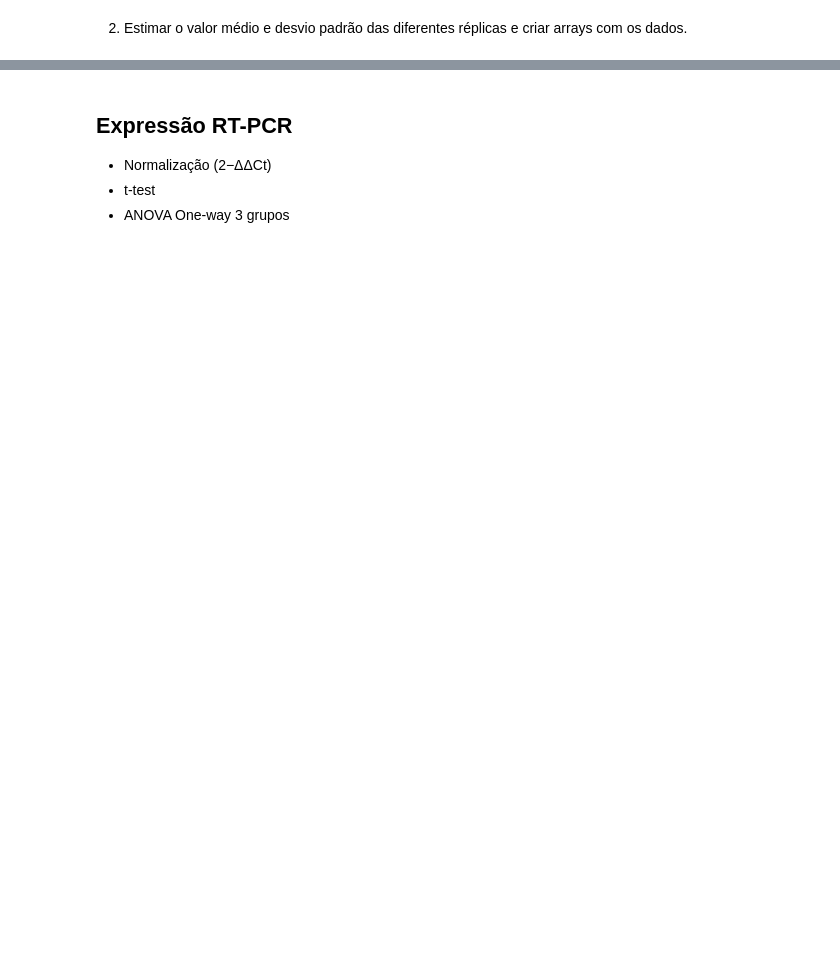
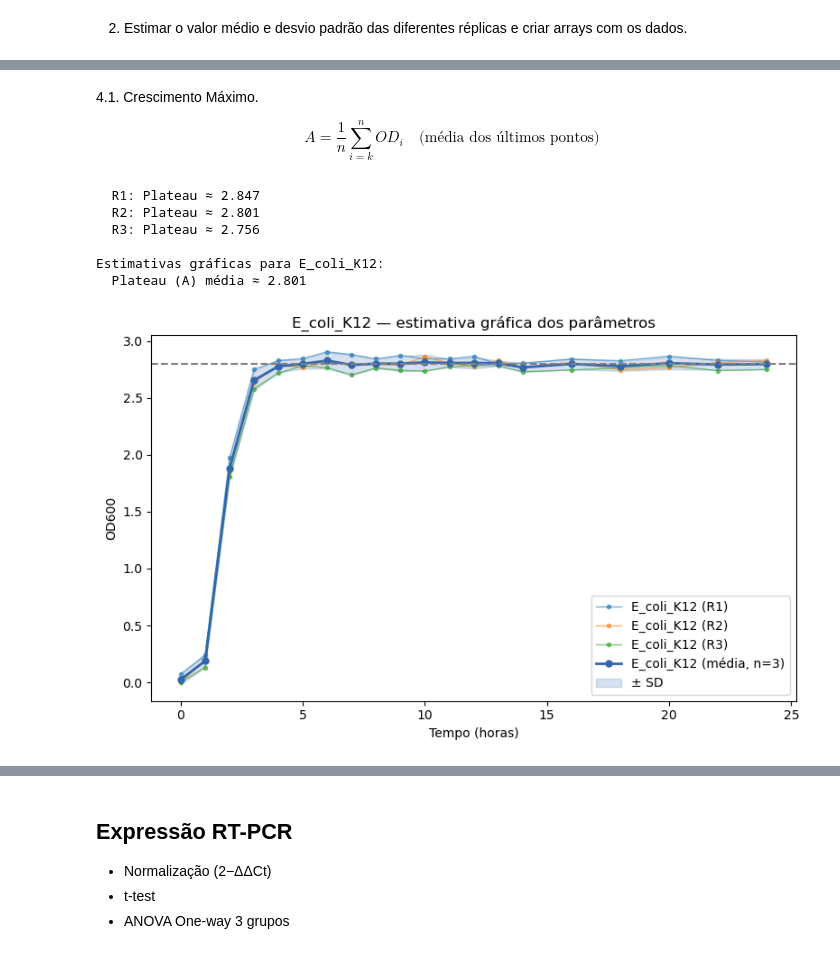
Before and after one commit to SaraBSalazar/courses, a Jupyter notebook: PALOP_2026/Aula_0/Aula_Bioinformática_0.ipynb, the cells around one changed output, grey strips where cells are left out. Drawn from its saved outputs; the diff is of its cells as text; code cells hidden in the pictures; blank space fills up the shorter version.

```diff
--- a/PALOP_2026/Aula_0/Aula_Bioinformática_0.ipynb
+++ b/PALOP_2026/Aula_0/Aula_Bioinformática_0.ipynb
@@ -204,0 +159,30 @@ print(f"{'─'*40}")
+# %% [markdown]
+4.1. Crescimento Máximo.
+
+
+$$A = \frac{1}{n}\sum_{i=k}^{n} OD_i \quad \text{(média dos últimos pontos)}$$
+# %%
+# ── Plateau (A) ─────────────────────────────────────────
+valores_A = od_mean[6:] # selecionar os valores a partir do tempo onde a curva parece estabilizar (usar o array de médias)
+A_estimado = valores_A.mean() # calcular a média dos valores para obter a estimativa do plateau
+
+# calcular o plateau para cada réplica individualmente
+for _, row in df_estirpe_time.iterrows():
+    od_rep = row.values.astype(float) # extrair os valores de OD da réplica
+    A_rep  = od_rep[6:].mean() # calcular o plateau da réplica
+    print(f"  {df_estirpe.loc[_, 'Replicate']}: Plateau ≈ {A_rep:.3f}")
+
+ax.axhline(A_estimado, color="gray", linestyle="--", label=f"Plateau ≈ {A_estimado:.2f}") # representar graficamente
+
+print(f"\nEstimativas gráficas para {estirpe}:")
+print(f"  Plateau (A) média ≈ {A_estimado:.3f}")
+display(fig)
+plt.close()
+# %% [output]
+  R1: Plateau ≈ 2.847
+  R2: Plateau ≈ 2.801
+  R3: Plateau ≈ 2.756
+
+Estimativas gráficas para E_coli_K12:
+  Plateau (A) média ≈ 2.801
+[figure, added]
```
Also changed, not shown: parts of 25 cells of this notebook.
